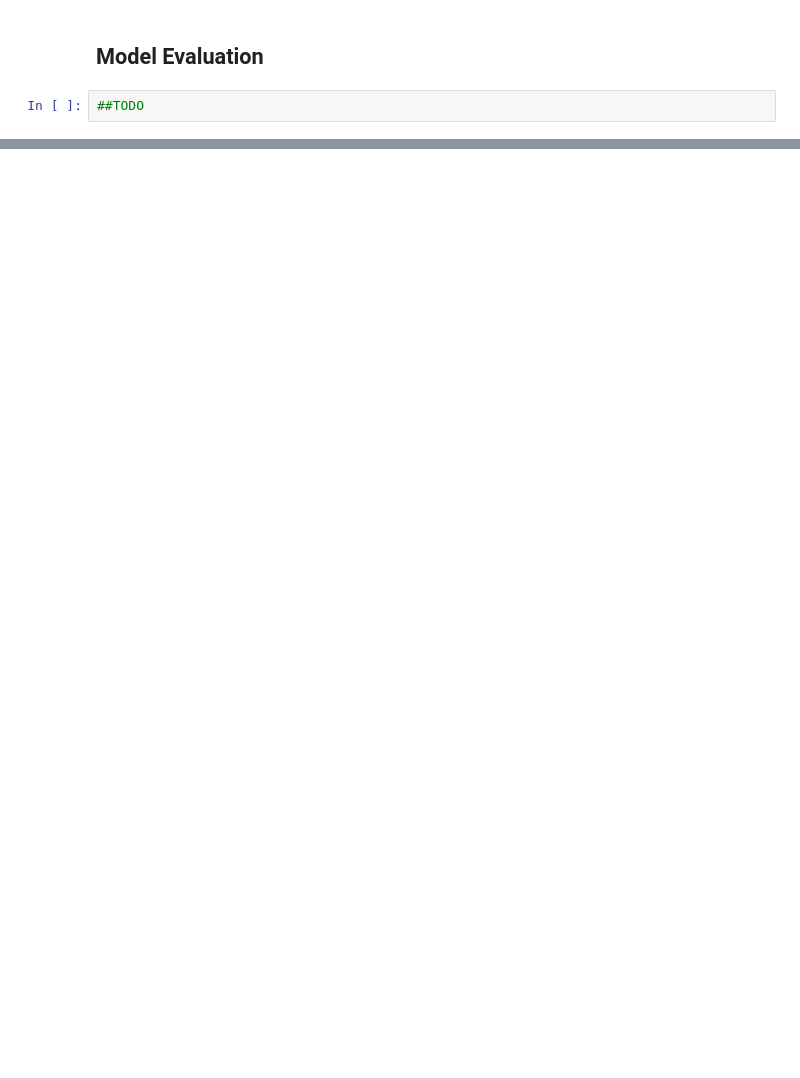
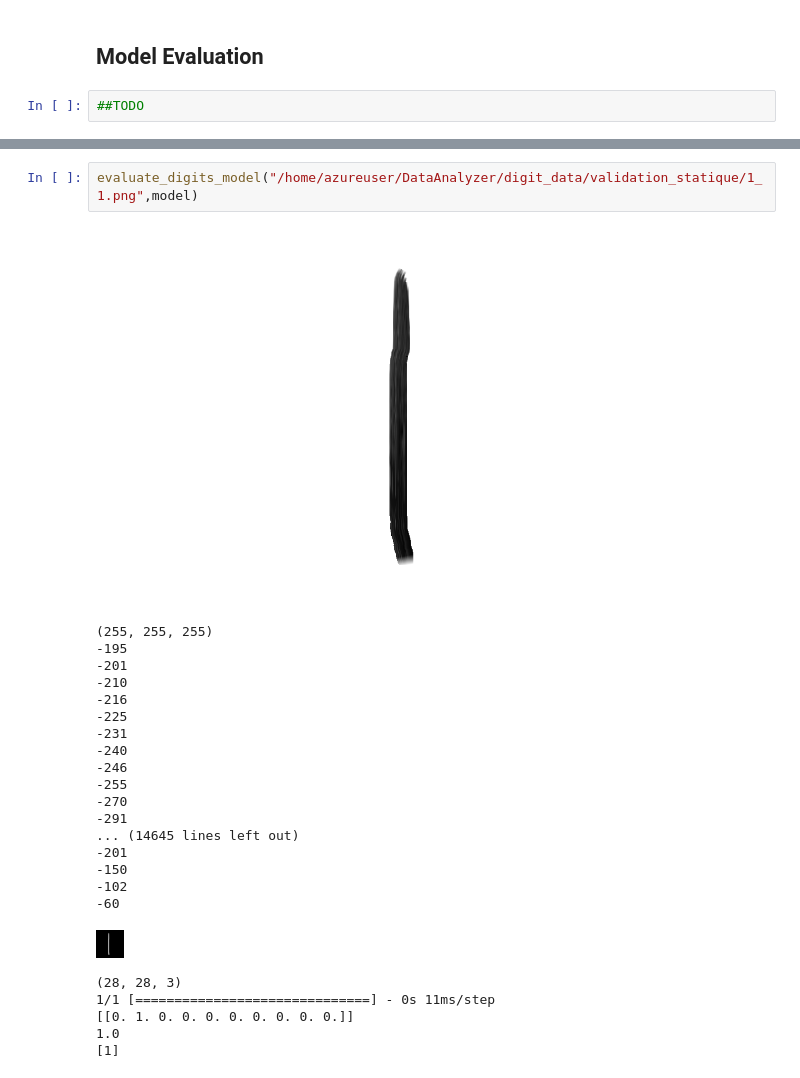
Before and after one commit to noreddinelam/DataAnalyzer, a Jupyter notebook: src/Tensorflow/digits.ipynb, the cells around one changed output, grey strips where cells are left out. Saved outputs shown, nothing was run; the diff lists cells and outputs as text; blank space fills up the shorter version.

```diff
--- a/src/Tensorflow/digits.ipynb
+++ b/src/Tensorflow/digits.ipynb
@@ -154,0 +182,27 @@ AttributeError: 'numpy.ndarray' object has no attribute 'index'
+# %%
+evaluate_digits_model("/home/azureuser/DataAnalyzer/digit_data/validation_statique/1_1.png",model)
+# %% [output]
+[figure, added]
+(255, 255, 255)
+-195
+-201
+-210
+-216
+-225
+-231
+-240
+-246
+-255
+-270
+-291
+... (14645 lines left out)
+-201
+-150
+-102
+-60
+[figure, added]
+(28, 28, 3)
+1/1 [==============================] - 0s 11ms/step
+[[0. 1. 0. 0. 0. 0. 0. 0. 0. 0.]]
+1.0
+[1]
```
Also changed, not shown: parts of 7 cells of this notebook, 1 other file.
